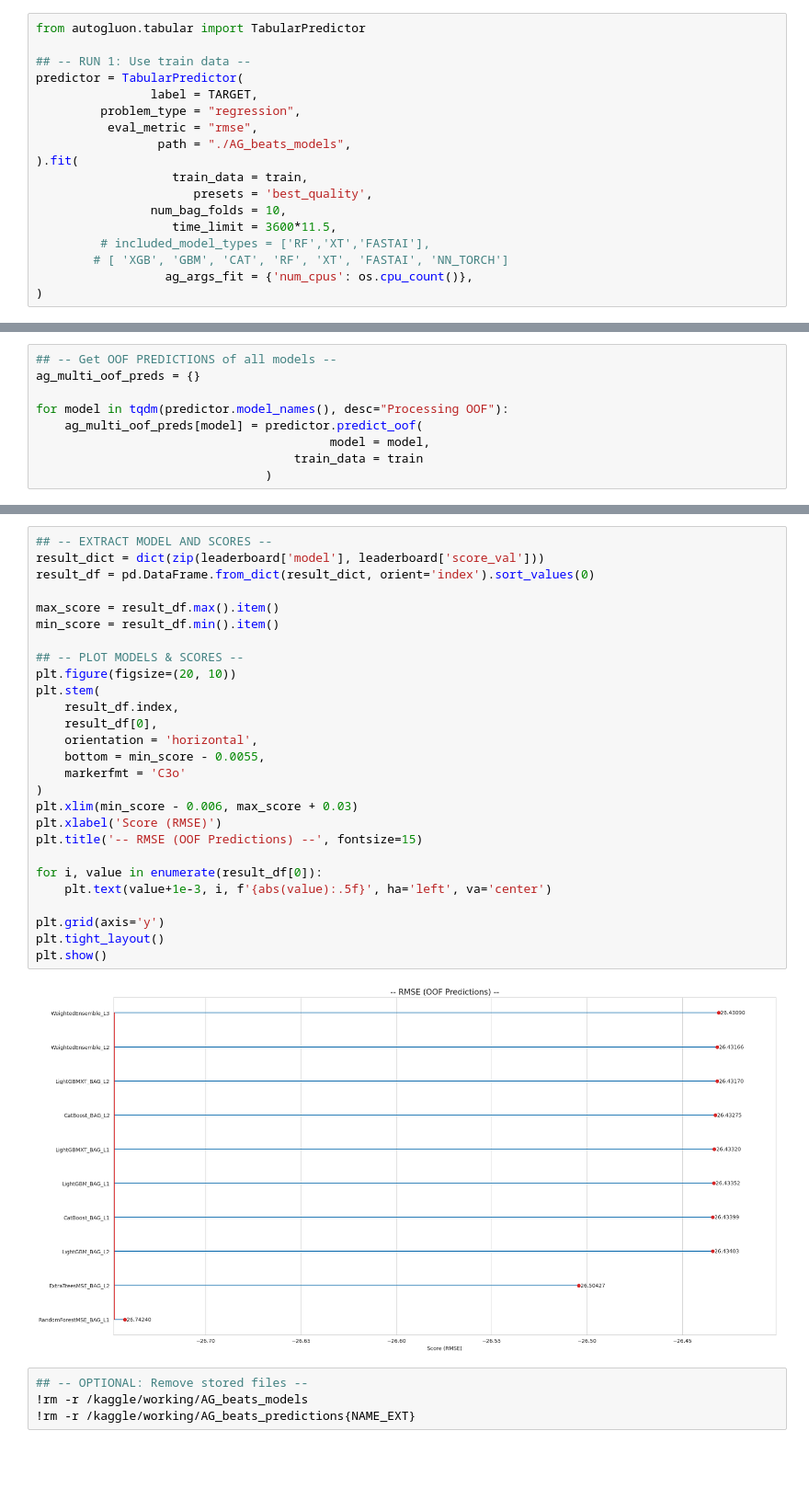
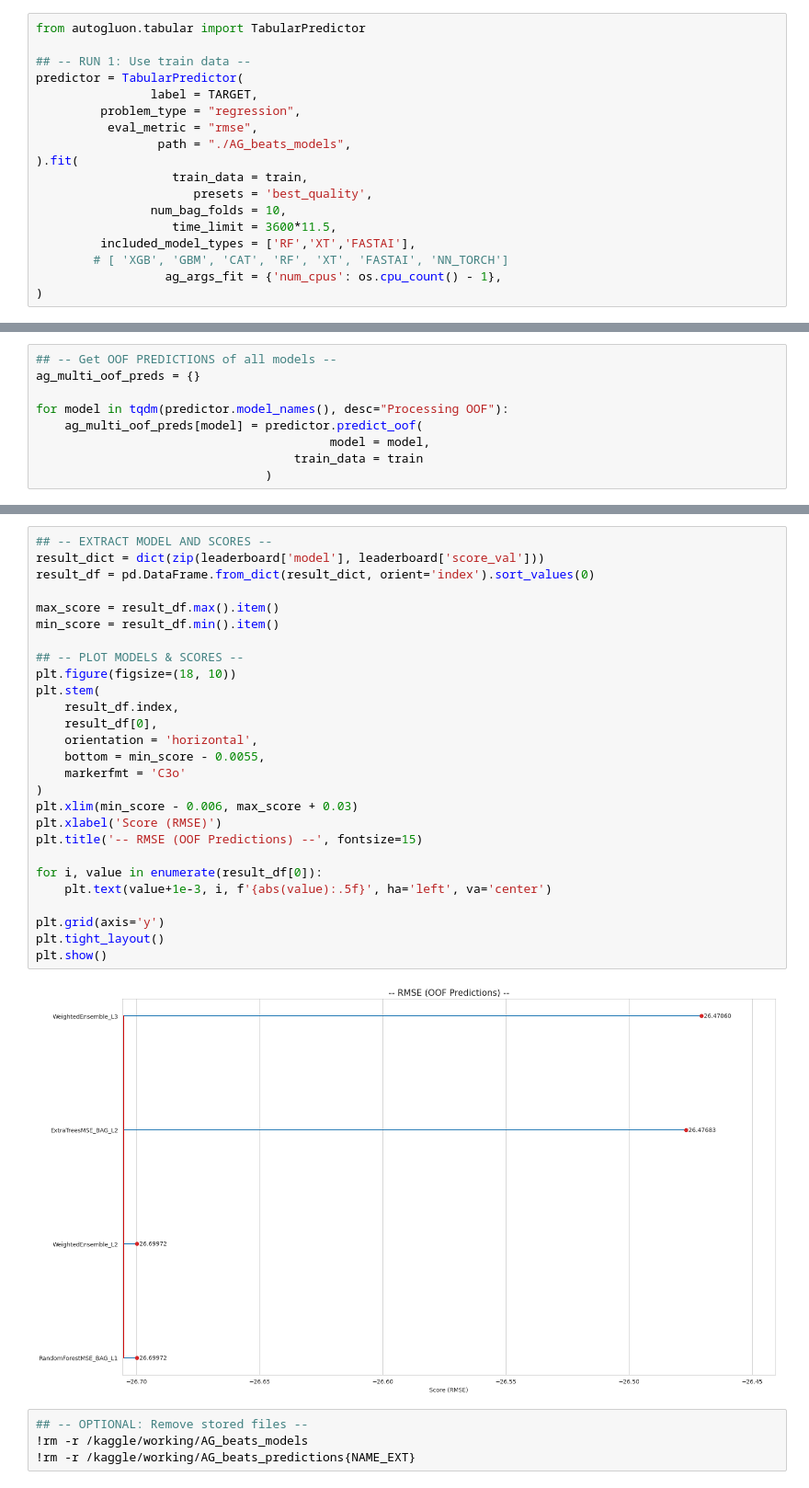
Before and after one commit to coded-sly/Kaggle-s5e9-Predicting-the-Beats-per-Minute-of-Songs, a Jupyter notebook: 0v-beats-LV2-autogluon.ipynb, the cells around one changed output, grey strips where cells are left out. Shown at 92% size. Saved outputs shown, nothing was run; the diff lists cells and outputs as text; blank space fills up the shorter version.

```diff
--- a/0v-beats-LV2-autogluon.ipynb
+++ b/0v-beats-LV2-autogluon.ipynb
@@ -115,9 +115,9 @@ predictor = TabularPredictor(
                       presets = 'best_quality',
                 num_bag_folds = 10,
                    time_limit = 3600*11.5,
-         # included_model_types = ['RF','XT','FASTAI'],
+         included_model_types = ['RF','XT','FASTAI'],
         # [ 'XGB', 'GBM', 'CAT', 'RF', 'XT', 'FASTAI', 'NN_TORCH']
-                  ag_args_fit = {'num_cpus': os.cpu_count()},
+                  ag_args_fit = {'num_cpus': os.cpu_count() - 1},
 )
 # %% [output]
 Verbosity: 2 (Standard Logging)
@@ -260,32 +254,32 @@ display(Image('./AG_beats_models/ensemble_model.png'))
 # %%
 ## -- EXTRACT MODEL AND SCORES --
 result_dict = dict(zip(leaderboard['model'], leaderboard['score_val']))
 result_df = pd.DataFrame.from_dict(result_dict, orient='index').sort_values(0)
 
 max_score = result_df.max().item()
 min_score = result_df.min().item()
 
 ## -- PLOT MODELS & SCORES --
-plt.figure(figsize=(20, 10))
+plt.figure(figsize=(18, 10))
 plt.stem(
     result_df.index,
     result_df[0],
     orientation = 'horizontal',
     bottom = min_score - 0.0055,
     markerfmt = 'C3o'
 )
 plt.xlim(min_score - 0.006, max_score + 0.03)
 plt.xlabel('Score (RMSE)')
 plt.title('-- RMSE (OOF Predictions) --', fontsize=15)
 
 for i, value in enumerate(result_df[0]):
     plt.text(value+1e-3, i, f'{abs(value):.5f}', ha='left', va='center')
 
 plt.grid(axis='y')
 plt.tight_layout()
 plt.show()
 # %% [output]
-[figure, old version]
+[figure, new version]
 # %%
 ## -- OPTIONAL: Remove stored files --
 !rm -r /kaggle/working/AG_beats_models
```
Also changed, not shown: parts of 9 cells of this notebook.
